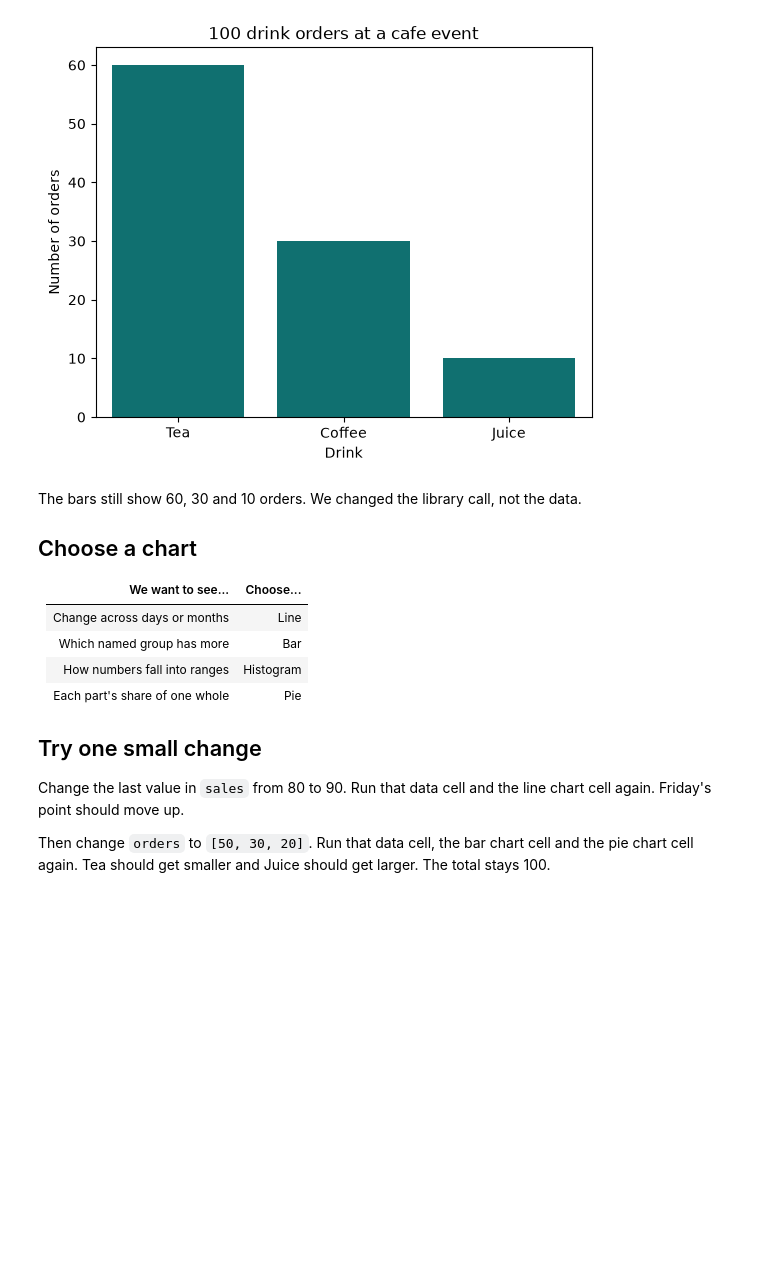
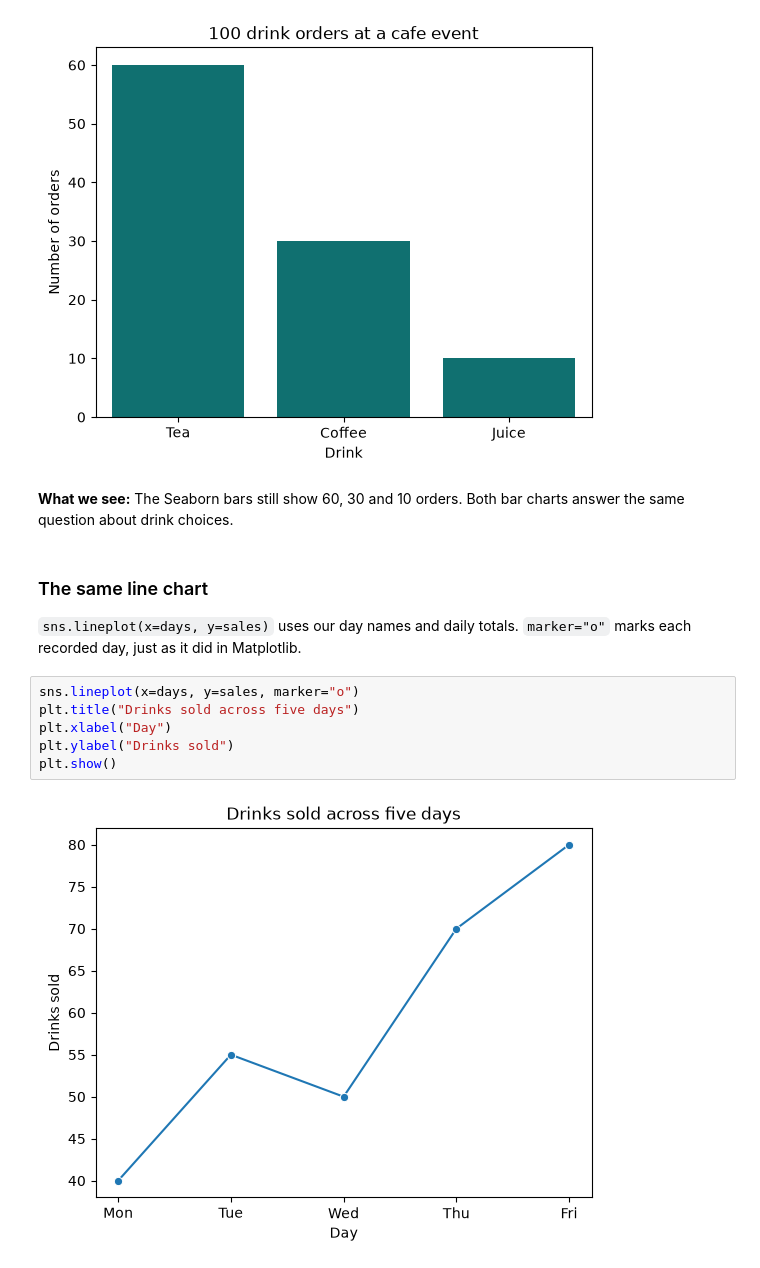
Before and after one commit to Zainulabidin-Shaikh/GenAI-Student-Materials, a Jupyter notebook: day-04/notebooks/practice.ipynb, the cells around one changed output. Cells and saved outputs as stored; diff of their text form; blank space fills up the shorter version.

```diff
--- a/day-04/notebooks/practice.ipynb
+++ b/day-04/notebooks/practice.ipynb
@@ -151,20 +177,17 @@ plt.ylabel("Number of orders")
 plt.show()
 # %% [output]
 [figure]
-# %% [markdown]
-The bars still show 60, 30 and 10 orders. We changed the library call, not the data.
-
-## Choose a chart
-
-| We want to see... | Choose... |
-| --- | --- |
-| Change across days or months | Line |
-| Which named group has more | Bar |
-| How numbers fall into ranges | Histogram |
-| Each part's share of one whole | Pie |
-
-## Try one small change
-
-Change the last value in `sales` from 80 to 90. Run that data cell and the line chart cell again. Friday's point should move up.
-
-Then change `orders` to `[50, 30, 20]`. Run that data cell, the bar chart cell and the pie chart cell again. Tea should get smaller and Juice should get larger. The total stays 100.
+# %% [markdown]
+**What we see:** The Seaborn bars still show 60, 30 and 10 orders. Both bar charts answer the same question about drink choices.
+# %% [markdown]
+### The same line chart
+
+`sns.lineplot(x=days, y=sales)` uses our day names and daily totals. `marker="o"` marks each recorded day, just as it did in Matplotlib.
+# %%
+sns.lineplot(x=days, y=sales, marker="o")
+plt.title("Drinks sold across five days")
+plt.xlabel("Day")
+plt.ylabel("Drinks sold")
+plt.show()
+# %% [output]
+[figure, added]
```
Also changed, not shown: parts of 37 cells of this notebook, 2 other files.
